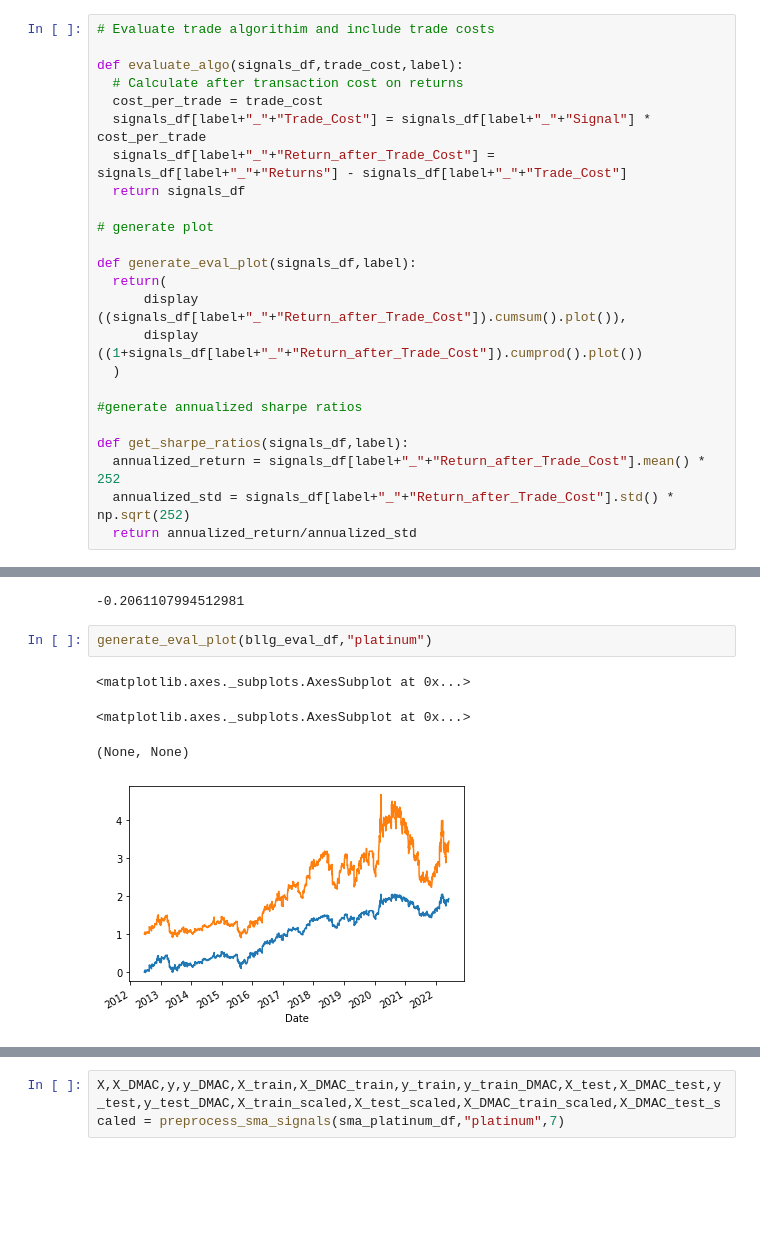
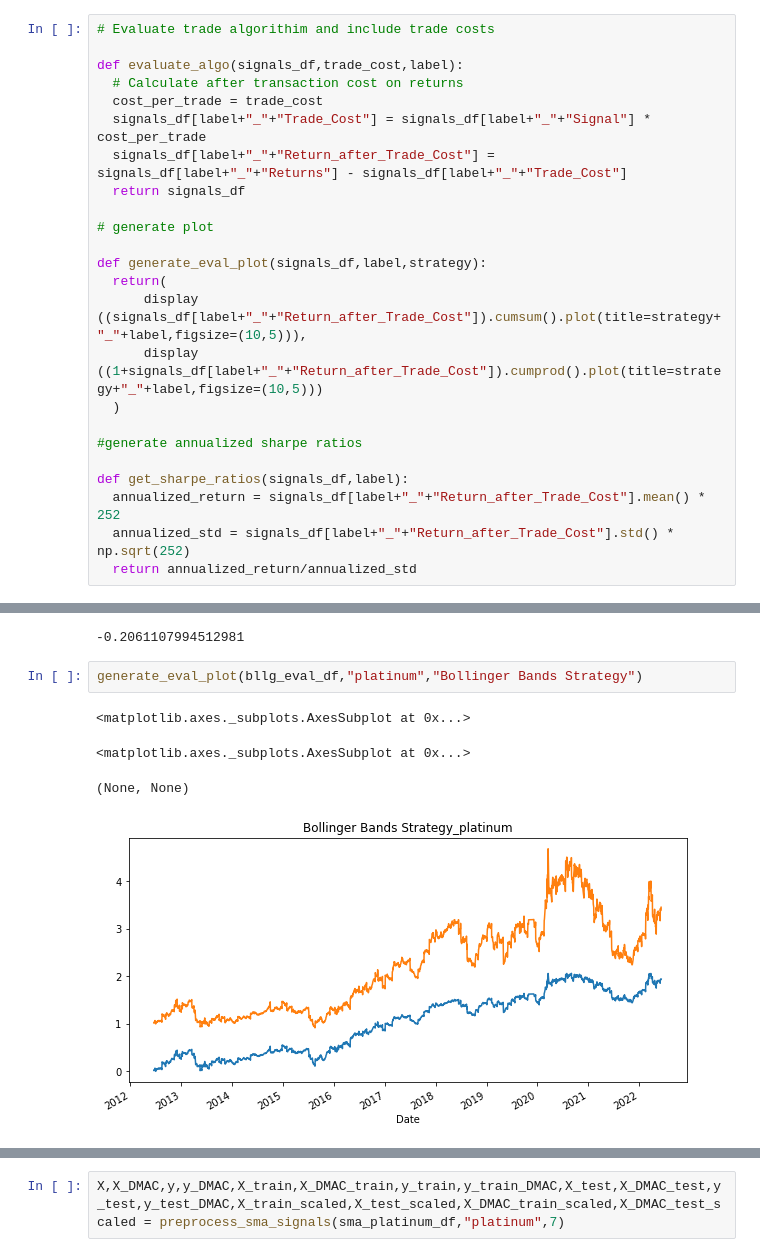
Before and after one commit to Femi-0/Commodities_Futures_Contracts_Generator, a Jupyter notebook: Commodities_Futures_Contracts_Generator.ipynb, the cells around one changed output, grey strips where cells are left out. Saved outputs shown, nothing was run; the diff lists cells and outputs as text; blank space fills up the shorter version.

```diff
--- a/Commodities_Futures_Contracts_Generator.ipynb
+++ b/Commodities_Futures_Contracts_Generator.ipynb
@@ -223,10 +223,10 @@ def evaluate_algo(signals_df,trade_cost,label):
 
 # generate plot
 
-def generate_eval_plot(signals_df,label):
+def generate_eval_plot(signals_df,label,strategy):
   return(
-      display ((signals_df[label+"_"+"Return_after_Trade_Cost"]).cumsum().plot()),
-      display ((1+signals_df[label+"_"+"Return_after_Trade_Cost"]).cumprod().plot())
+      display ((signals_df[label+"_"+"Return_after_Trade_Cost"]).cumsum().plot(title=strategy+"_"+label,figsize=(10,5))),
+      display ((1+signals_df[label+"_"+"Return_after_Trade_Cost"]).cumprod().plot(title=strategy+"_"+label,figsize=(10,5)))
   )
 
 #generate annualized sharpe ratios
@@ -662,12 +668,12 @@ get_sharpe_ratios(sma_eval_df,"platinum")
 # %% [output]
 -0.2061107994512981
 # %%
-generate_eval_plot(bllg_eval_df,"platinum")
+generate_eval_plot(bllg_eval_df,"platinum","Bollinger Bands Strategy")
 # %% [output]
 <matplotlib.axes._subplots.AxesSubplot at 0x...>
 <matplotlib.axes._subplots.AxesSubplot at 0x...>
 (None, None)
-[figure, old version]
+[figure, new version]
 # %%
 get_sharpe_ratios(bllg_eval_df,"platinum")
 # %% [output]
```
Also changed, not shown: parts of 49 cells of this notebook.
